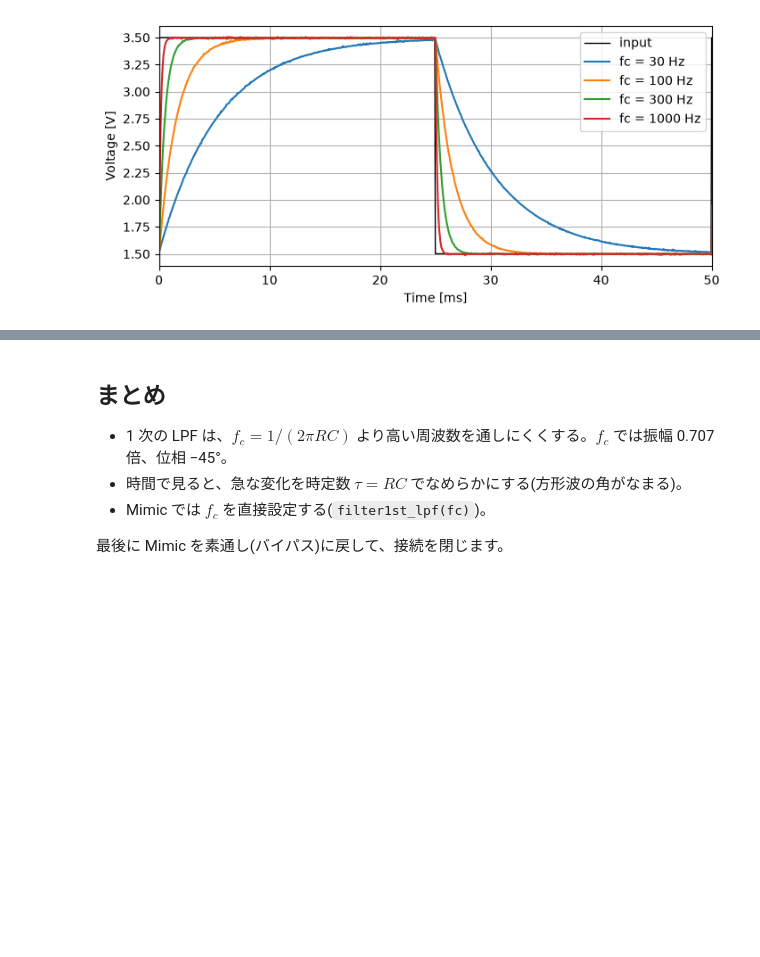
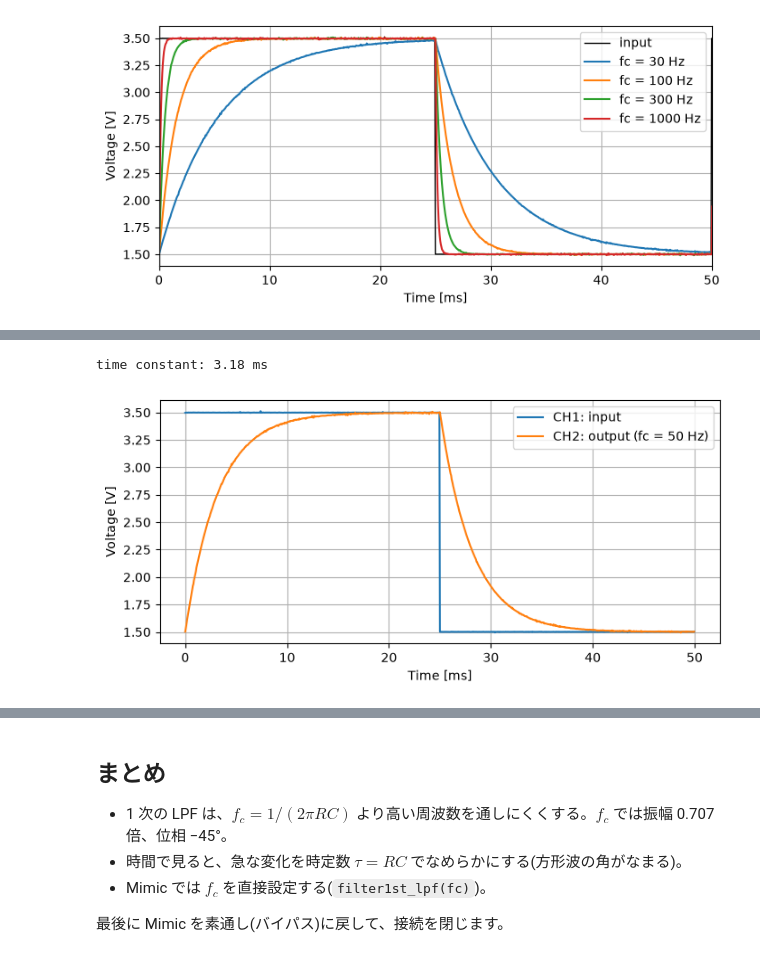
Before and after one commit to tkgktyk/analog-mimic-examples, a Jupyter notebook: lectures/02_filter1st/01_lpf.ipynb, the cells around one changed output, grey strips where cells are left out. Cells and saved outputs as stored; diff of their text form; code cells hidden in the pictures; blank space fills up the shorter version.

```diff
--- a/lectures/02_filter1st/01_lpf.ipynb
+++ b/lectures/02_filter1st/01_lpf.ipynb
@@ -179,0 +195,18 @@ plt.show()
+# %%
+FC_TRY = 50   # cutoff frequency [Hz]
+
+lab.mimic.filter1st_lpf(FC_TRY)
+lab.fg.square(20, 1.0)
+t, ch1, ch2 = lab.scope.capture(1000)
+print(f"time constant: {1e3 / (2 * np.pi * FC_TRY):.2f} ms")
+fig, ax = plt.subplots(figsize=(8, 3.5))
+ax.plot(t * 1e3, ch1, label="CH1: input")
+ax.plot(t * 1e3, ch2, label=f"CH2: output (fc = {FC_TRY} Hz)")
+ax.set_xlabel("Time [ms]")
+ax.set_ylabel("Voltage [V]")
+ax.grid(True)
+ax.legend()
+plt.show()
+# %% [output]
+time constant: 3.18 ms
+[figure, added]
```
Also changed, not shown: parts of 8 cells of this notebook, 54 other files.
